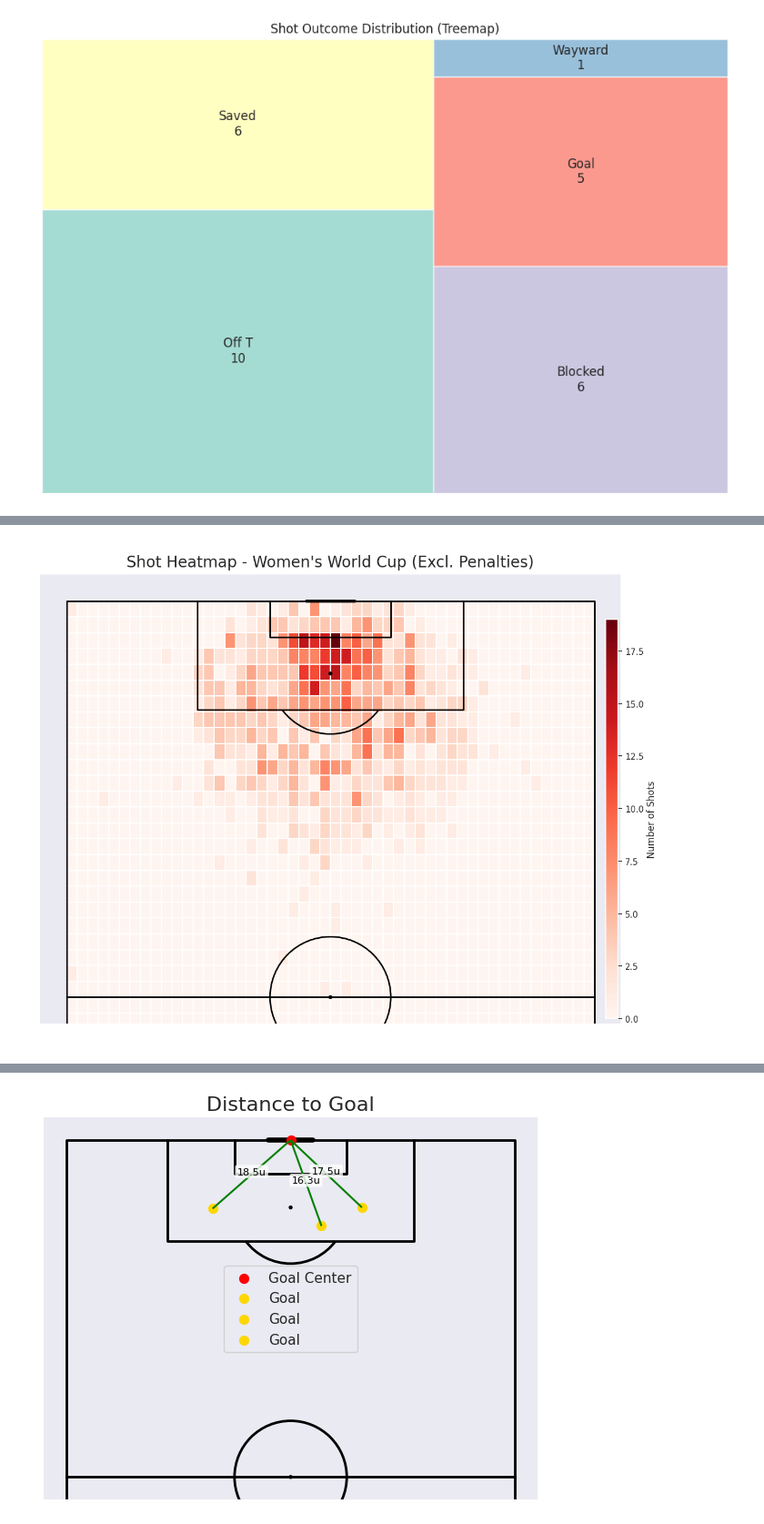
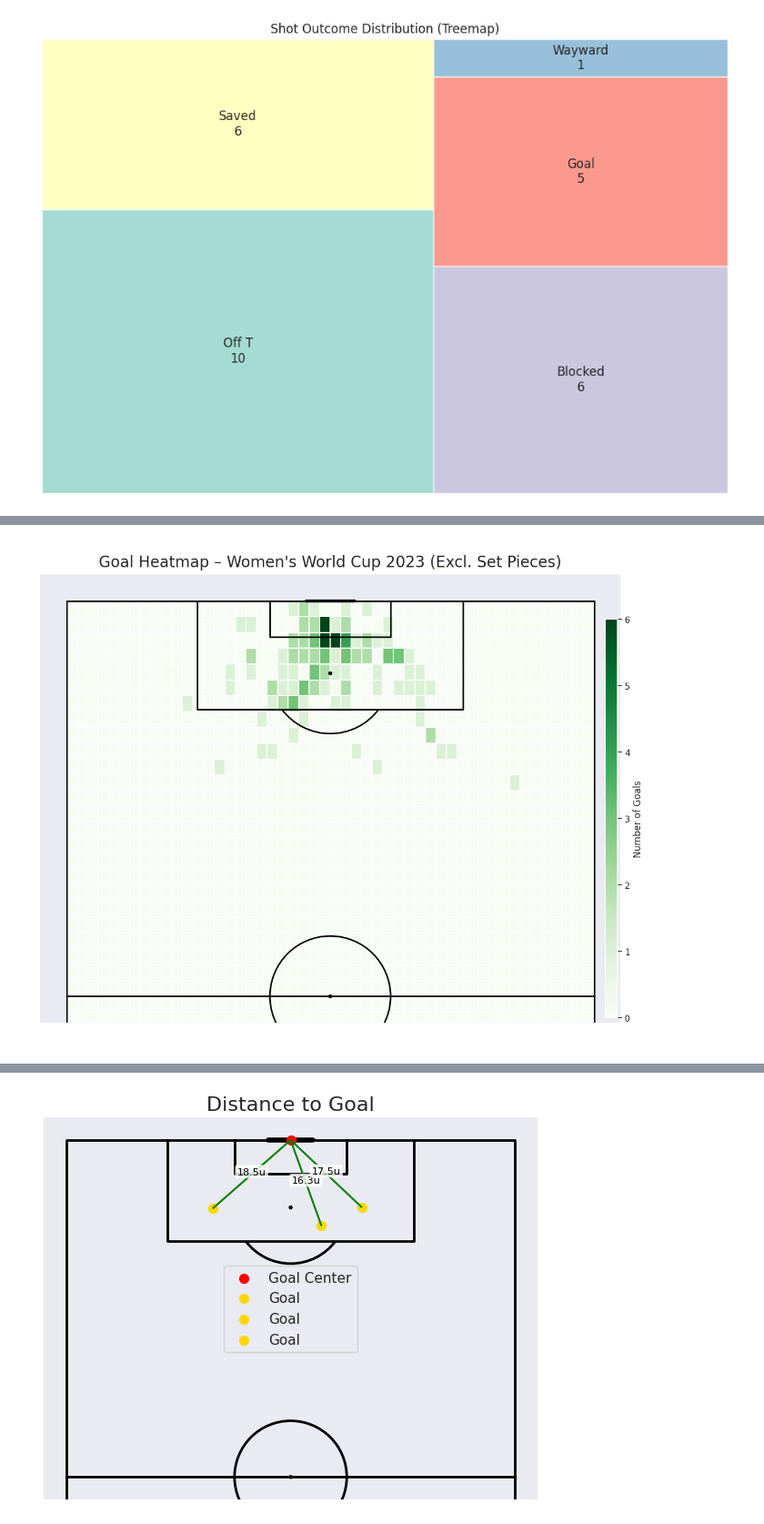
Before and after one commit to IvaroEkel/Probabilistic-Machine-Learning_lecture-PROJECTS, a Jupyter notebook: projects/08-1SHXXXX_football_analytics/notebooks/data_loading_and_exploration.ipynb, the cells around one changed output, grey strips where cells are left out. Shown at 91% size. Cells and saved outputs as stored; diff of their text form; code cells hidden in the pictures.

Commit message:
Finish data loading and exploration

```diff
--- a/projects/08-1SHXXXX_football_analytics/notebooks/data_loading_and_exploration.ipynb
+++ b/projects/08-1SHXXXX_football_analytics/notebooks/data_loading_and_exploration.ipynb
@@ -340,5 +373,5 @@ df_related[df_related["id"] == 'a425a1dc-0ce2-415e-bf03-55c6b95e794a']
 # %%
-matches_df = parser.match(competition_id=72, season_id=30)
+matches_df = parser.match(competition_id=72, season_id=107)
 
 match_ids = matches_df['match_id'].tolist()
 
@@ -379,7 +412,6 @@ all_shots = []
 for match_id in match_ids:
     df_event, df_related, df_freeze, df_tactics = parser.event(match_id)
 
-
     df_shots = df_event[df_event['type_name'] == 'Shot']
 
     for col in shot_fields:
@@ -423,0 +440,15 @@ memory usage: 308.1+ KB
+# %%
+before_shape = shots_master_women_world_cup_df.shape
+
+null_columns = shots_master_women_world_cup_df.columns[shots_master_women_world_cup_df.isnull().all()]
+
+print("Dropped columns (entirely null):")
+print(list(null_columns))
+
+shots_master_women_world_cup_df = shots_master_women_world_cup_df.drop(columns=null_columns)
+
+after_shape = shots_master_women_world_cup_df.shape
+
+print(f"\nDataFrame shape before: {before_shape}")
+print(f"DataFrame shape after:  {after_shape}")
+print(f"Total columns removed:  {before_shape[1] - after_shape[1]}")
@@ -424,50 +634,46 @@ memory usage: 308.1+ KB
 # %%
-# Filter out penalties
-shots_no_penalties = shots_master_women_world_cup_df[shots_master_women_world_cup_df['sub_type_name'] != 'Penalty']
+#Next I want to see from which locations the goals were scored. Therefore we filter for outcome_name = Goal
 
-# Set up the pitch
+goals = shots_open_play[shots_open_play['outcome_name'] == 'Goal']
+
 pitch = VerticalPitch(
     line_color='black',
     half=True,
     pitch_type='custom',
     pitch_length=120,
     pitch_width=80,
     line_zorder=2
 )
 
 fig, ax = pitch.grid(
     grid_height=0.9,
     title_height=0.06,
     axis=False,
     endnote_height=0.04,
     title_space=0,
     endnote_space=0
 )
 
-# Calculate bin statistics without penalties
-bin_statistic_shots = pitch.bin_statistic(
-    shots_no_penalties['x'],
-    shots_no_penalties['y'],
+bin_statistic_goals = pitch.bin_statistic(
+    goals['x'],
+    goals['y'],
     bins=(50, 50)
 )
 
-# Plot heatmap
 pcm = pitch.heatmap(
-    bin_statistic_shots,
+    bin_statistic_goals,
     ax=ax['pitch'],
-    cmap='Reds',
+    cmap='Greens',
     edgecolor='white',
     linewidth=0.01
 )
 
-# Colorbar
 ax_cbar = fig.add_axes((0.95, 0.05, 0.02, 0.8))
 cbar = plt.colorbar(pcm, cax=ax_cbar)
-cbar.set_label('Number of Shots')
+cbar.set_label('Number of Goals')
 
-# Title
-fig.suptitle('Shot Heatmap - Women\'s World Cup (Excl. Penalties)', fontsize=20)
+fig.suptitle('Goal Heatmap – Women\'s World Cup 2023 (Excl. Set Pieces)', fontsize=20)
 plt.show()
 # %% [output]
-[figure, old version]
+[figure, new version]
 # %%
```
Also changed, not shown: parts of 20 cells of this notebook.
